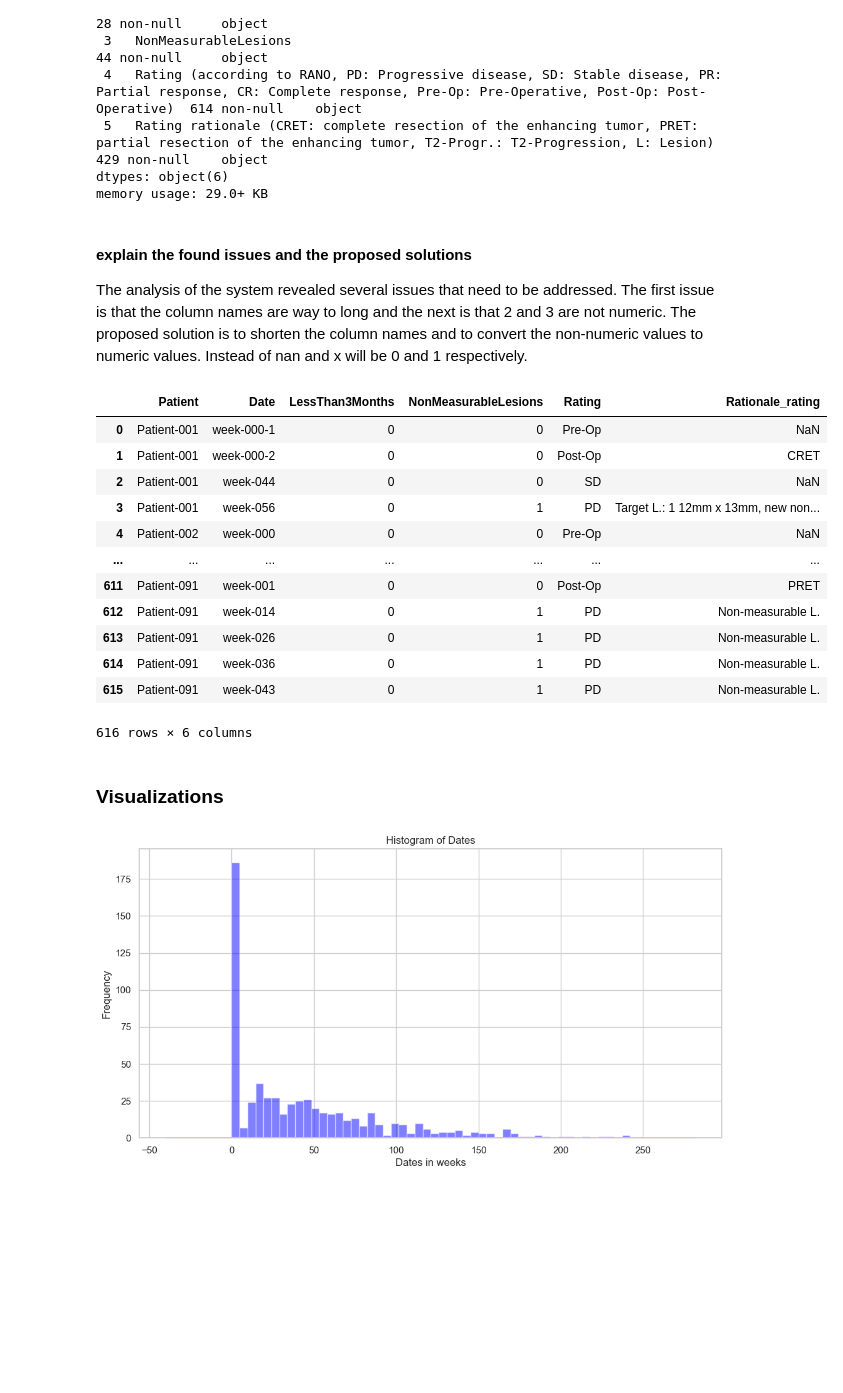
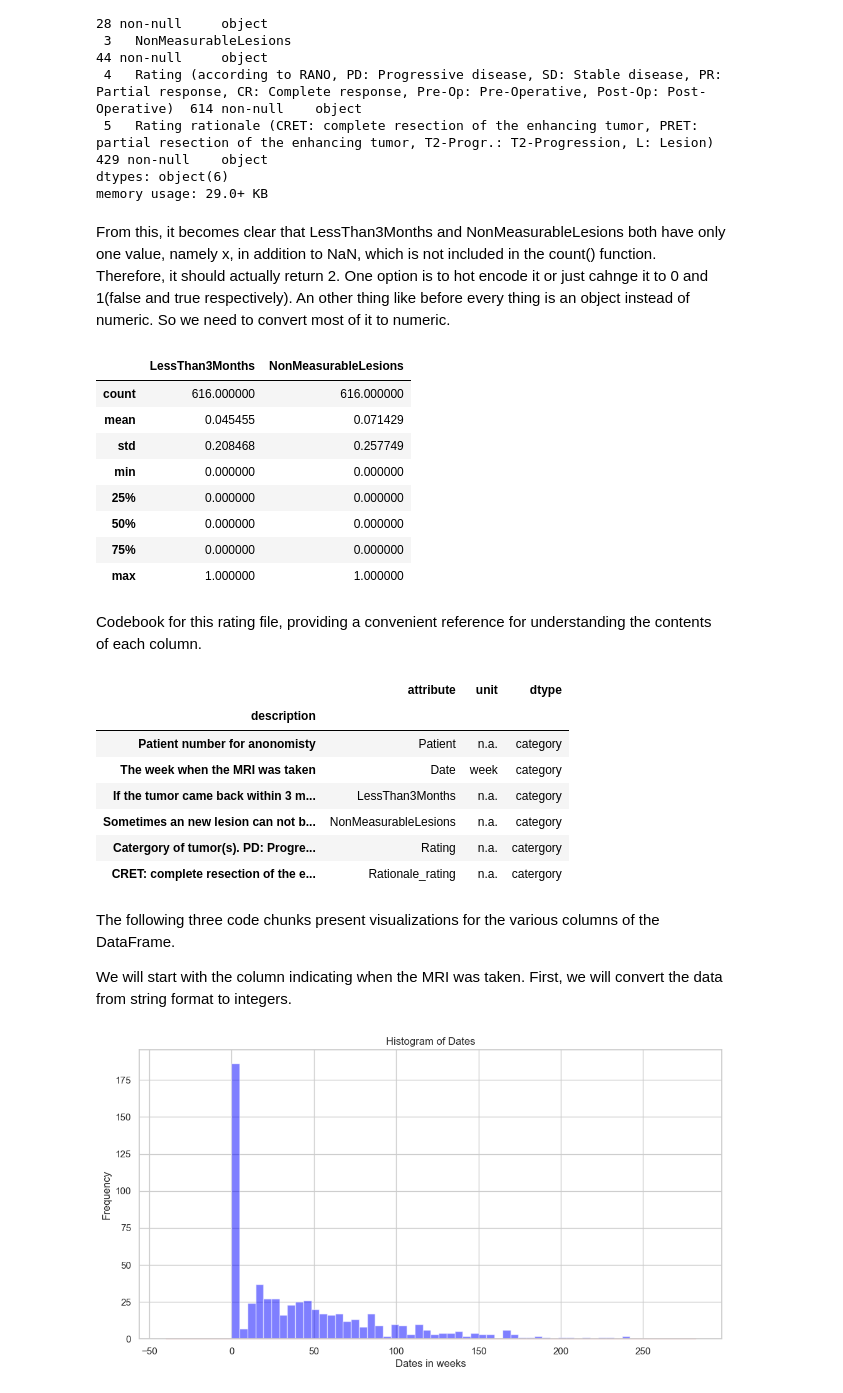
Before and after one commit to Alphina18/Glioblastoma_survival_prediction, a Jupyter notebook: modeleren_van_glionoma_groei.ipynb, the cells around one changed output. Drawn from its saved outputs; the diff is of its cells as text; code cells hidden in the pictures; blank space fills up the shorter version.

```diff
--- a/modeleren_van_glionoma_groei.ipynb
+++ b/modeleren_van_glionoma_groei.ipynb
@@ -270,6 +327,3 @@ Data columns (total 6 columns):
  5   Rating rationale (CRET: complete resection of the enhancing tumor, PRET: partial resection of the enhancing tumor, T2-Progr.: T2-Progression, L: Lesion)              429 non-null    object
 dtypes: object(6)
 memory usage: 29.0+ KB
-# %% [markdown]
-#### explain the found issues and the proposed solutions
-The analysis of the system revealed several issues that need to be addressed. The first issue is that the column names are way to long and the next is that 2 and 3 are not numeric. The proposed solution is to shorten the column names and to convert the non-numeric values to numeric values. Instead of nan and x will be 0 and 1 respectively.
@@ -278,29 +330,54 @@ The analysis of the system revealed several issues that need to be addressed. Th
+# %% [markdown]
+From this, it becomes clear that LessThan3Months and NonMeasurableLesions both have only one value, namely x, in addition to NaN, which is not included in the count() function. Therefore, it should actually return 2. One option is to hot encode it or just cahnge it to 0 and 1(false and true respectively). An other thing like before every thing is an object instead of numeric. So we need to convert most of it to numeric.
 # %%
 # data processing
-# non-num to num
+# catergory to integers
 df_rating["LessThan3Months"] = df_rating["LessThan3Months"].apply(lambda x: 1 if x == "x" else 0)
 df_rating["NonMeasurableLesions"] = df_rating["NonMeasurableLesions"].apply(lambda x: 1 if x == "x" else 0)
 
 # replace column names
 df_rating.columns = ["Patient", "Date", "LessThan3Months", "NonMeasurableLesions", "Rating", "Rationale_rating"]
-
-df_rating
+df_rating.describe()
 # %% [output]
-|  | Patient | Date | LessThan3Months | NonMeasurableLesions | Rating | Rationale_rating |
-| 0 | Patient-001 | week-000-1 | 0 | 0 | Pre-Op | NaN |
-| 1 | Patient-001 | week-000-2 | 0 | 0 | Post-Op | CRET |
-| 2 | Patient-001 | week-044 | 0 | 0 | SD | NaN |
-| 3 | Patient-001 | week-056 | 0 | 1 | PD | Target L.: 1 12mm x 13mm, new non... |
-| 4 | Patient-002 | week-000 | 0 | 0 | Pre-Op | NaN |
-| ... | ... | ... | ... | ... | ... | ... |
-| 611 | Patient-091 | week-001 | 0 | 0 | Post-Op | PRET |
-| 612 | Patient-091 | week-014 | 0 | 1 | PD | Non-measurable L. |
-| 613 | Patient-091 | week-026 | 0 | 1 | PD | Non-measurable L. |
-| 614 | Patient-091 | week-036 | 0 | 1 | PD | Non-measurable L. |
-| 615 | Patient-091 | week-043 | 0 | 1 | PD | Non-measurable L. |
+|  | LessThan3Months | NonMeasurableLesions |
+| count | 616.000000 | 616.000000 |
+| mean | 0.045455 | 0.071429 |
+| std | 0.208468 | 0.257749 |
+| min | 0.000000 | 0.000000 |
+| 25% | 0.000000 | 0.000000 |
+| 50% | 0.000000 | 0.000000 |
+| 75% | 0.000000 | 0.000000 |
+| max | 1.000000 | 1.000000 |
-616 rows × 6 columns
-# %% [markdown]
-### Visualizations
+# %% [markdown]
+Codebook for this rating file, providing a convenient reference for understanding the contents of each column.
+# %%
+codebook={
+    "attribute": ['Patient', 'Date', 'LessThan3Months', 'NonMeasurableLesions', 'Rating', 'Rationale_rating'],
+    "unit": ["n.a.", "week", "n.a.", "n.a.", "n.a.", "n.a."],
+    "dtype": ["category", "category", "category", "category", "catergory", "catergory"],
+    "description": [
+        "Patient number for anonomisty",
+        "The week when the MRI was taken",
+        "If the tumor came back within 3 months",
+        "Sometimes an new lesion can not be measured yet",
+        "Catergory of tumor(s). PD: Progressive disease, SD: Stable disease, PR: Partial response, CR: Complete response, Pre-Op: Pre-Operative, Post-Op: Post-Operative.",
+        "CRET: complete resection of the enhancing tumor, PRET: partial resection of the enhancing tumor, T2-Progr.: T2-Progression, L: Lesion"
+    ]
+}
+pd.DataFrame(codebook).set_index("description")
+# %% [output]
+|  | attribute | unit | dtype |
+| description |  |  |  |
+| Patient number for anonomisty | Patient | n.a. | category |
+| The week when the MRI was taken | Date | week | category |
+| If the tumor came back within 3 m... | LessThan3Months | n.a. | category |
+| Sometimes an new lesion can not b... | NonMeasurableLesions | n.a. | category |
+| Catergory of tumor(s). PD: Progre... | Rating | n.a. | catergory |
+| CRET: complete resection of the e... | Rationale_rating | n.a. | catergory |
+# %% [markdown]
+The following three code chunks present visualizations for the various columns of the DataFrame.
+
+We will start with the column indicating when the MRI was taken. First, we will convert the data from string format to integers.
 # %%
 # Extract week numbers as integers
 data = [int(week.split('-')[1]) for week in df_rating['Date']]
```
Also changed, not shown: parts of 101 cells of this notebook, 3 other files.
